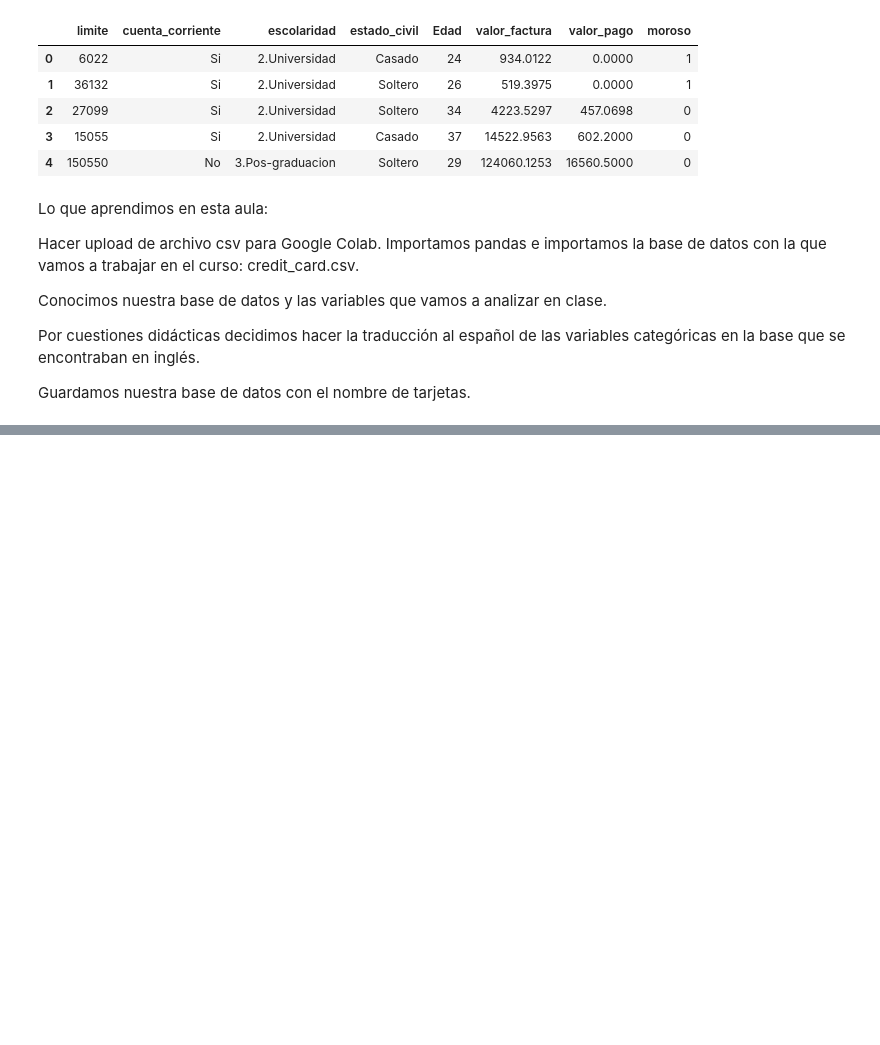
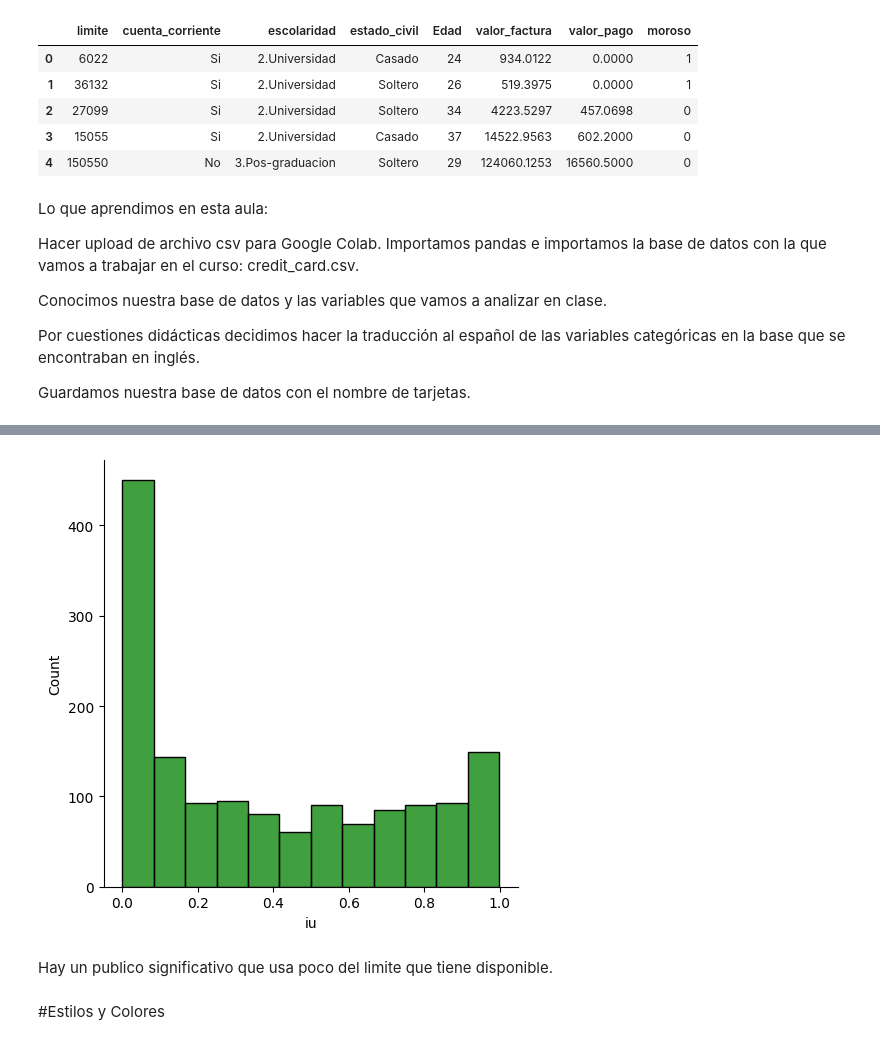
Before and after one commit to AdrianCPC/Visualizacion_datos_matplotlib_seaborn, a Jupyter notebook: Analisis__de__Datos_Seaborn.ipynb, the cells around one changed output, grey strips where cells are left out. Saved outputs shown, nothing was run; the diff lists cells and outputs as text; code cells hidden in the pictures; blank space fills up the shorter version.

```diff
--- a/Analisis__de__Datos_Seaborn.ipynb
+++ b/Analisis__de__Datos_Seaborn.ipynb
@@ -156,0 +201,3 @@ Guardamos nuestra base de datos con el nombre de tarjetas.
+# %%
+tarjetas['iu'] = tarjetas['valor_factura']/ tarjetas['limite']
+tarjetas.head() #iu porcentaje de uso
@@ -156,0 +211,8 @@ Guardamos nuestra base de datos con el nombre de tarjetas.
+# %%
+sns.displot(data=tarjetas, x='iu', color='green');
+# %% [output]
+[figure, added]
+# %% [markdown]
+Hay un publico significativo que usa poco del limite que tiene disponible.
+# %% [markdown]
+#Estilos y Colores
```
Also changed, not shown: parts of 13 cells of this notebook.
